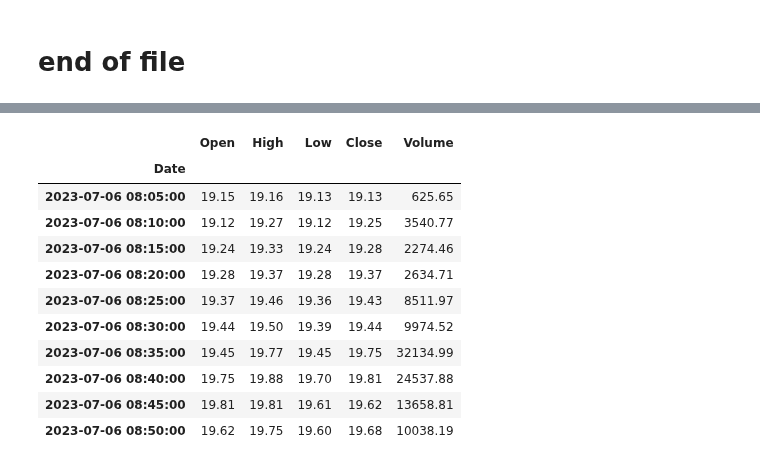
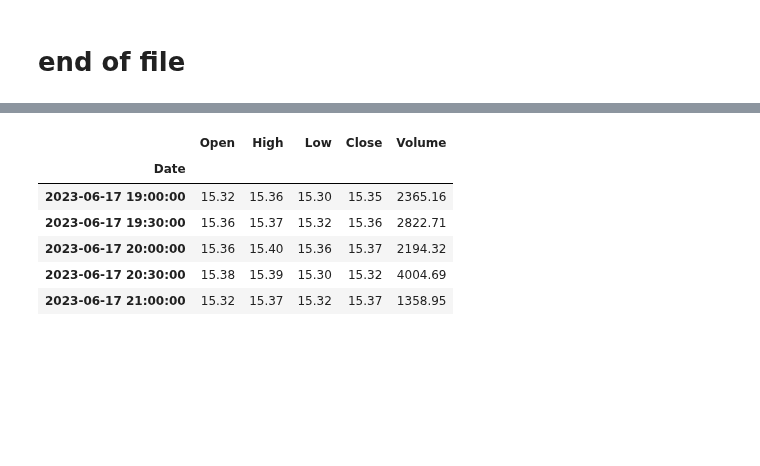
Before and after one commit to alexpvpmindustry/cryptotradr, a Jupyter notebook: 5_6_ETC30m_streaming_get_signal.ipynb, the cells around one changed output, grey strips where cells are left out. Saved outputs shown, nothing was run; the diff lists cells and outputs as text; code cells hidden in the pictures; blank space fills up the shorter version.

```diff
--- a/5_6_ETC30m_streaming_get_signal.ipynb
+++ b/5_6_ETC30m_streaming_get_signal.ipynb
@@ -161,18 +138,13 @@ entrys[-1],dfmpl.iloc[entrys[-1]].name,dfmpl.iloc[entrys[-1]].Close,exits[-1],df
 # %%
-dfmpl.iloc[-10:]
+dfmpl.iloc[35:40]
 # %% [output]
 |  | Open | High | Low | Close | Volume |
 | Date |  |  |  |  |  |
-| 2023-07-06 08:05:00 | 19.15 | 19.16 | 19.13 | 19.13 | 625.65 |
-| 2023-07-06 08:10:00 | 19.12 | 19.27 | 19.12 | 19.25 | 3540.77 |
-| 2023-07-06 08:15:00 | 19.24 | 19.33 | 19.24 | 19.28 | 2274.46 |
-| 2023-07-06 08:20:00 | 19.28 | 19.37 | 19.28 | 19.37 | 2634.71 |
-| 2023-07-06 08:25:00 | 19.37 | 19.46 | 19.36 | 19.43 | 8511.97 |
-| 2023-07-06 08:30:00 | 19.44 | 19.50 | 19.39 | 19.44 | 9974.52 |
-| 2023-07-06 08:35:00 | 19.45 | 19.77 | 19.45 | 19.75 | 32134.99 |
-| 2023-07-06 08:40:00 | 19.75 | 19.88 | 19.70 | 19.81 | 24537.88 |
-| 2023-07-06 08:45:00 | 19.81 | 19.81 | 19.61 | 19.62 | 13658.81 |
-| 2023-07-06 08:50:00 | 19.62 | 19.75 | 19.60 | 19.68 | 10038.19 |
+| 2023-06-17 19:00:00 | 15.32 | 15.36 | 15.30 | 15.35 | 2365.16 |
+| 2023-06-17 19:30:00 | 15.36 | 15.37 | 15.32 | 15.36 | 2822.71 |
+| 2023-06-17 20:00:00 | 15.36 | 15.40 | 15.36 | 15.37 | 2194.32 |
+| 2023-06-17 20:30:00 | 15.38 | 15.39 | 15.30 | 15.32 | 4004.69 |
+| 2023-06-17 21:00:00 | 15.32 | 15.37 | 15.32 | 15.37 | 1358.95 |
 # %%
 dfmpl.iloc[-10:]
 # %% [output]
```
Also changed, not shown: parts of 16 cells of this notebook, 1 other file.
